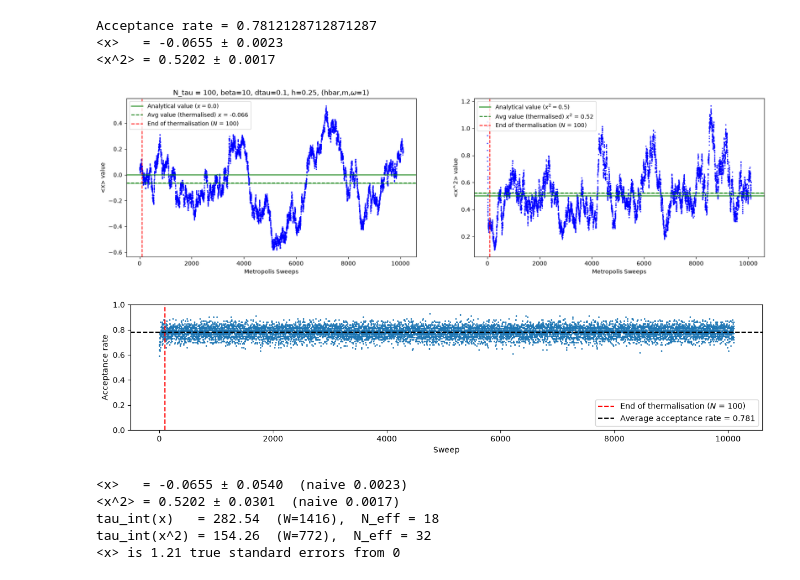
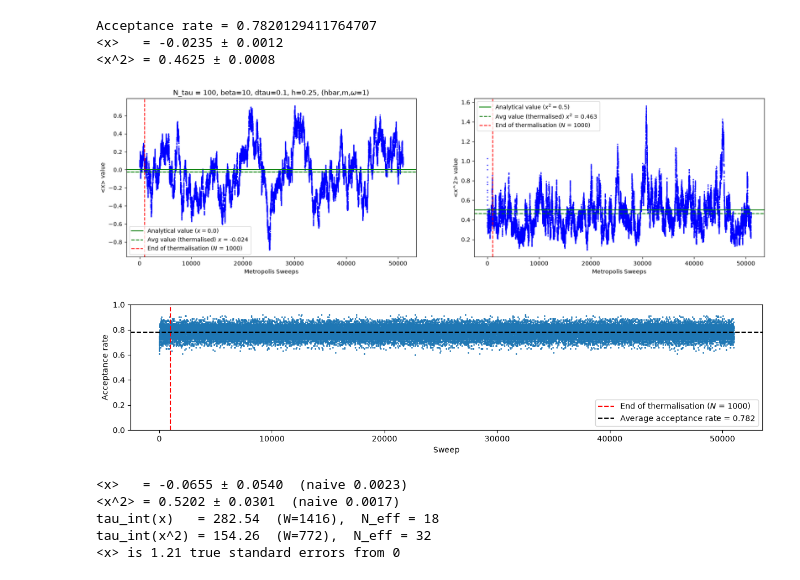
Before and after one commit to phillyyymcd/SHP_QuantumHarmonicOscillator, a Jupyter notebook: SHP_structured.ipynb, the cells around one changed output. Saved outputs shown, nothing was run; the diff lists cells and outputs as text; code cells hidden in the pictures.

Commit message:
19/10 end of day, random graphs

```diff
--- a/SHP_structured.ipynb
+++ b/SHP_structured.ipynb
@@ -103,8 +103,8 @@ m = omega = hbar = 1 #ensuring dimensionless varianbles
 N_tau = 100 #size of the lattice
 beta = 10
 delta_tau = beta / N_tau
-N_therm = 100 #how many of the first sweeps are discarded
-N_sweeps = 10000 #how many passes are repeated
+N_therm = 1000 #how many of the first sweeps are discarded
+N_sweeps = 50000 #how many passes are repeated
 
 #Initialising
 x = []
@@ -145,38 +145,38 @@ ax[0].axhline(y=np.mean(x_thermalised), color='g', linestyle='--', label = f"Avg
 ax[0].axvline(N_therm, color='r', linestyle='--', label = f"End of thermalisation ($N$ = {N_therm})")
 ax[0].set_title(rf"N_tau = {N_tau}, beta={beta}, dtau={delta_tau}, h={h}, (hbar,m,$\omega$={m})")
 ax[0].legend()
 
 ax[1].plot(sweeps, x_2, 'o', color="blue", markersize=1)
 ax[1].set_xlabel("Metropolis Sweeps")
 ax[1].set_ylabel("<x^2> value")
 #ax[1].set_ylim(0.4, 0.6)
 ax[1].axhline(y=x_2_analytical, color='g', linestyle='-', label = f"Analytical value ($x^2={np.round(x_2_analytical, 2)}$)")
 ax[1].axhline(y=np.mean(x_2_thermalised), color='g', linestyle='--', label = f"Avg value (thermalised) $x^2$ = {np.round(np.mean(x_2_thermalised), decimals=3)}")
 ax[1].axvline(N_therm, color='r', linestyle='--', label = f"End of thermalisation ($N$ = {N_therm})")
 ax[1].legend()
 
 #error bands
 ax[0].axhspan(x_mean - x_naive_error, x_mean + x_naive_error, color="green", alpha=0.3)
 ax[1].axhspan(x_2_mean - x_2_naive_error, x_2_mean + x_2_naive_error, color="green", alpha=0.3)
 
 # Acceptance rate
 plt.figure(figsize=(12,3))
 plt.plot(total_acc_rate, '.', markersize=2)
 plt.axvline(N_therm, color='red', linestyle='--', label = f"End of thermalisation ($N$ = {N_therm})")
 plt.axhline(np.mean(total_acc_rate), linestyle='--', color='black', label=f"Average acceptance rate = {np.round(np.mean(total_acc_rate), decimals=3)}")
 plt.ylim(0,1)
 plt.xlabel("Sweep")
 plt.ylabel("Acceptance rate")
 plt.legend()
 
 plt.tight_layout()
 plt.show()
 # %% [output]
-Acceptance rate = 0.7812128712871287
-<x>   = -0.0655 ± 0.0023
-<x^2> = 0.5202 ± 0.0017
+Acceptance rate = 0.7820129411764707
+<x>   = -0.0235 ± 0.0012
+<x^2> = 0.4625 ± 0.0008
-[figure, old version]
+[figure, new version]
-[figure, old version]
+[figure, new version]
 # %%
 tau_x,  W_x,  C_x,  tau_run_x  = integrated_auto_correlation(x_thermalised)
 tau_x_2, W_x_2, C_x_2, tau_run_x_2 = integrated_auto_correlation(x_2_thermalised)
```
Also changed, not shown: parts of 2 cells of this notebook.
